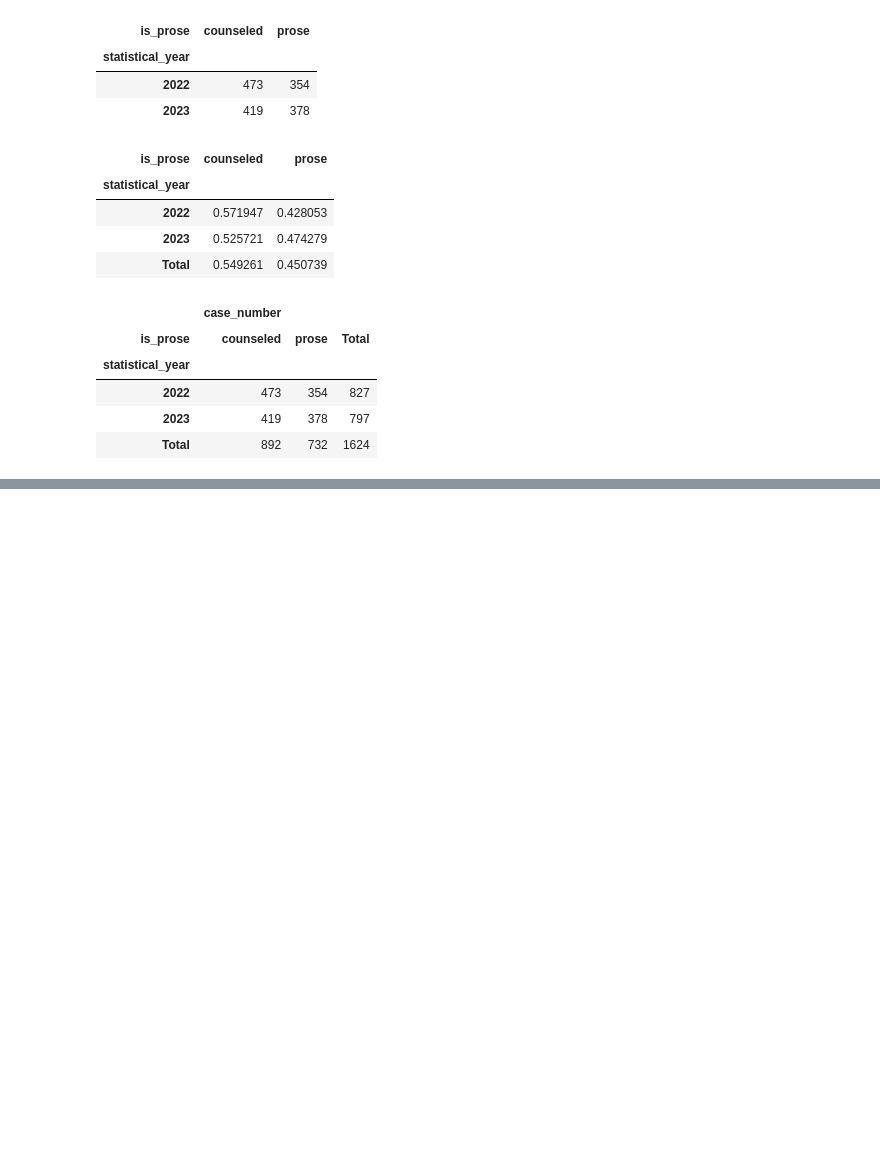
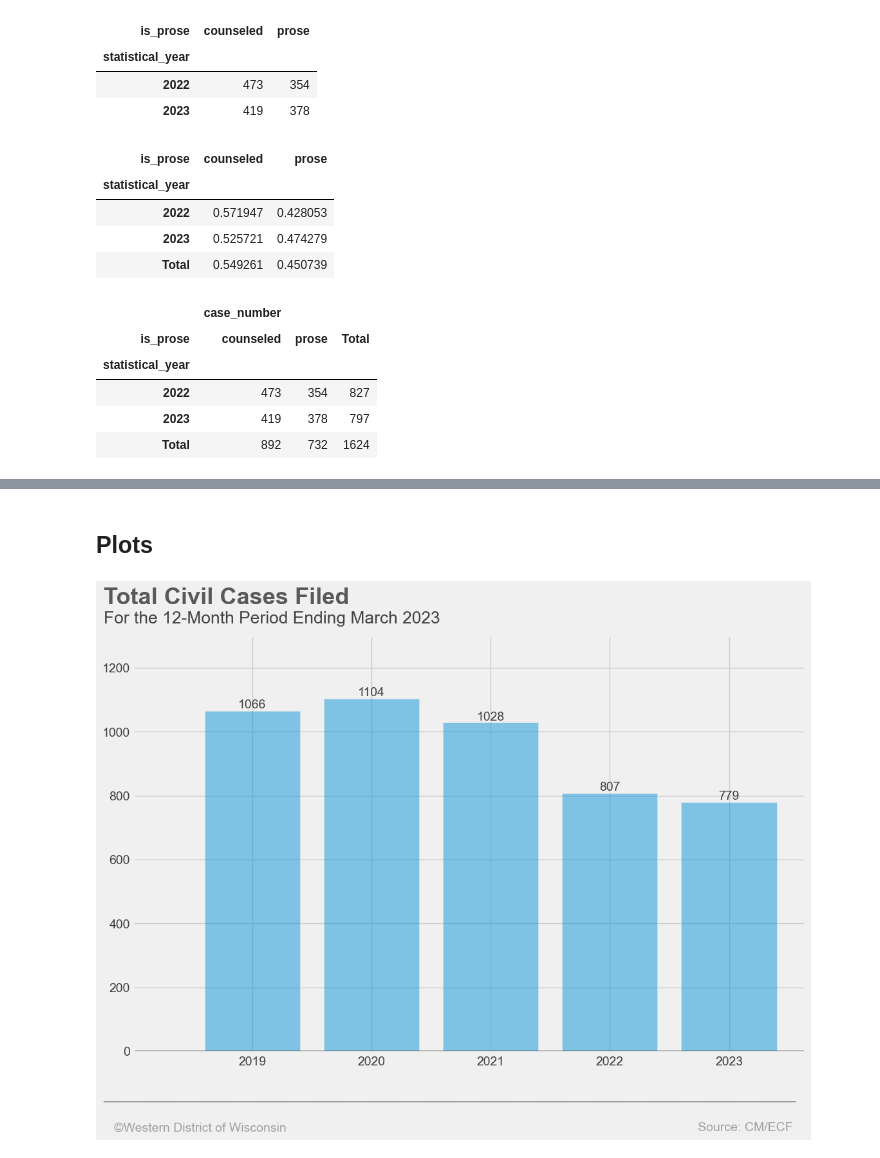
Before and after one commit to jturner421/cpi, a Jupyter notebook: WDBA2023/wdba2023_visualizations.ipynb, the cells around one changed output, grey strips where cells are left out. Saved outputs shown, nothing was run; the diff lists cells and outputs as text; code cells hidden in the pictures; blank space fills up the shorter version.

Commit message:
Charts in 538 style

```diff
--- a/WDBA2023/wdba2023_visualizations.ipynb
+++ b/WDBA2023/wdba2023_visualizations.ipynb
@@ -157,0 +146,5 @@ Name: 2023, dtype: float64
+# %%
+stats = pd.read_csv('/Users/jwt/PycharmProjects/cpi_program/WDBA2023/data_files/wdba_stats_processed_Jun-05-23.csv', parse_dates=['date_filed', "date_reopened", "date_terminated"],
+                 dtype={'group': 'category' , 'is_prose':'category'})
+# %%
+total_cases = pd.pivot_table(stats, index=['statistical_year'], aggfunc='count', values=['case_number'])
@@ -157,0 +163,2 @@ Name: 2023, dtype: float64
+# %% [markdown]
+## Plots
@@ -157,0 +169,53 @@ Name: 2023, dtype: float64
+# %%
+x = total_cases['case_number']
+y = total_cases.index
+# %%
+fig, ax = plt.subplots(figsize=(12, 8))
+style.use('fivethirtyeight')
+bar_width = 0.8
+for (total, year) in zip(x, y):
+    p = ax.bar(year,
+            # using the Case ID data
+            total,
+            # set the width
+            width=bar_width,
+            # with the label Case Year
+            label=year,
+            # with alpha 0.5
+            alpha=0.5,
+            # with color
+            color='#0F95D7')
+    ax.bar_label(p, label_type='edge', fontsize=14, color='#414141')
+# Y axis past 0 & above 100 -- grid line will pass 0 & 100 marker
+plt.ylim(-5,1300)
+# Bolded horizontal line at y=0
+ax.axhline(y=0, color='#414141', linewidth=1.7, alpha=.7)
+
+# Y-labels to only these
+ax.set_yticks([0, 200, 400, 600,800, 1000, 1200])
+ax.set_yticklabels(labels=['0', '200', '400', '600', '800', '1000','1200'], fontsize=14, color='#414141')
+
+# X-labels and changing label names
+ax.set_xticks([2019, 2020, 2021, 2022, 2023])
+ax.set_xticklabels(['2019', '2020','2021','2022','2023'], fontsize=14, color='#414141')
+
+# create more vertical space
+plt.xlim(left=2018)
+
+# Title and Subtitle
+ax.text(x=2017.75, y=1400, s="Total Civil Cases Filed", fontsize=26, weight='bold', alpha=.75)
+ax.text(x=2017.75, y=1340, s="For the 12-Month Period Ending March 2023", fontsize=19, alpha=.85)
+
+# Signature bar
+ax.text(x=2017.75, y=-150, s='___________________________________________________________________________________________________',
+        color='#414141', alpha=.7)
+# Footer
+ax.text(x=2017.75, y=-250,
+        s='   ©Western District of Wisconsin',fontsize = 14, color = 'grey', alpha=.7)
+
+ax.text(x=2022.65, y=-250,
+        s='   Source: CM/ECF',fontsize = 14, color = 'grey', alpha=.7);
+
+plt.savefig('/Users/jwt/PycharmProjects/cpi_program/WDBA2023/figures/total_cases.png', dpi=300, bbox_inches='tight')
+# %% [output]
+[figure, added]
```
Also changed, not shown: parts of 13 cells of this notebook, 2 other files.
